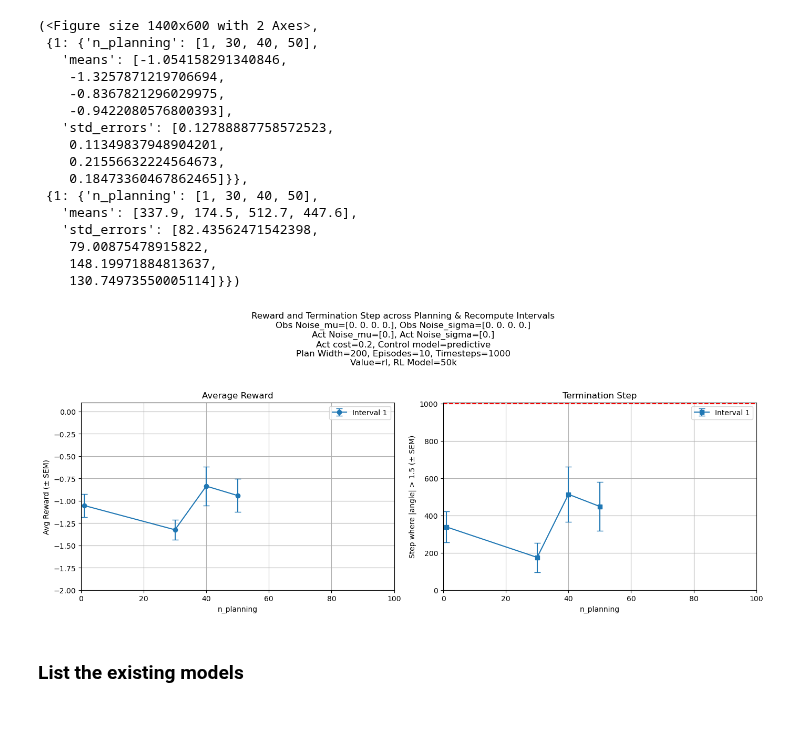
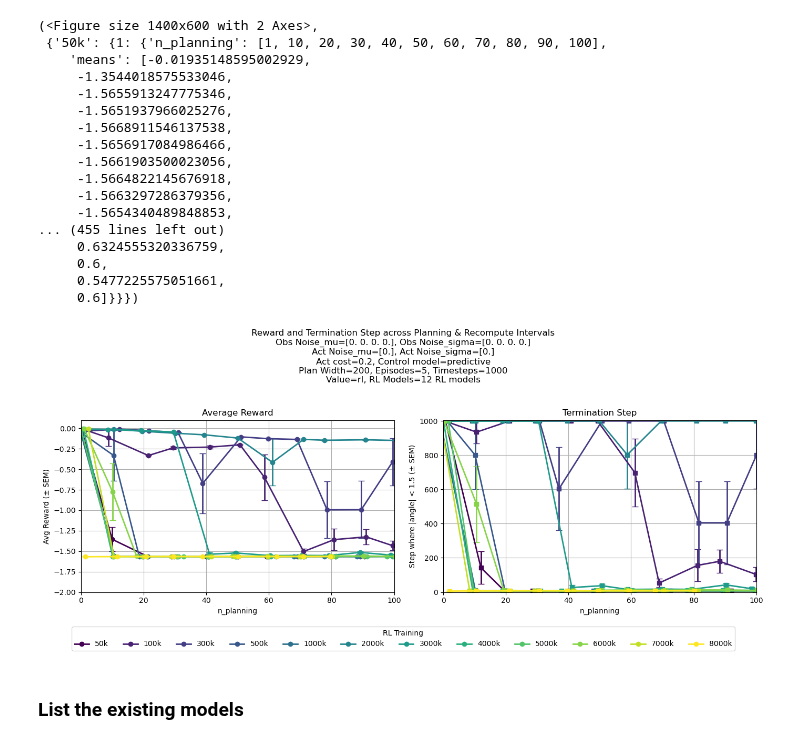
Before and after one commit to jtbuch/mpc_dojo, a Jupyter notebook: cartpole/notebooks/MujocoCartpoleSimulations.ipynb, the cells around one changed output. Saved outputs shown, nothing was run; the diff lists cells and outputs as text; code cells hidden in the pictures; blank space fills up the shorter version.

```diff
--- a/cartpole/notebooks/MujocoCartpoleSimulations.ipynb
+++ b/cartpole/notebooks/MujocoCartpoleSimulations.ipynb
@@ -88,6 +88,6 @@ plt.show()
 # %%
 # Define configuration
-obs_noise = float(0.4)
+obs_noise = float(0.0)
 obs_mu = float(0.0)
 
 plot_config = {
@@ -96,7 +96,7 @@ plot_config = {
     'obs_noise_sigma': np.array([obs_noise, obs_noise, obs_noise*0.1, obs_noise*0.1]),
     'act_noise_mu': np.array([0.0]),
     'act_noise_sigma': np.array([0.0]),
-    'rl_models': ['50k', '1000k', '2000k'],  # Changed from 'rl_model' to 'rl_models' and removed np.array()
+    'rl_models': ['50k', '100k', '300k','500k','1000k','2000k','3000k','4000k','5000k','6000k','7000k','8000k'],  # Changed from 'rl_model' to 'rl_models' and removed np.array()
     'value': 'rl',
     'control_model': 'predictive',
 }
@@ -123,20 +123,21 @@ Plot saved to ../results/simulation_plot_20250717-111718.png
 (<Figure size 1400x600 with 2 Axes>,
- {1: {'n_planning': [1, 30, 40, 50],
-   'means': [-1.054158291340846,
-    -1.3257871219706694,
-    -0.8367821296029975,
-    -0.9422080576800393],
-   'std_errors': [0.12788887758572523,
-    0.11349837948904201,
-    0.21556632224564673,
-    0.18473360467862465]}},
- {1: {'n_planning': [1, 30, 40, 50],
-   'means': [337.9, 174.5, 512.7, 447.6],
-   'std_errors': [82.43562471542398,
-    79.00875478915822,
-    148.19971884813637,
-    130.74973550005114]}})
+ {'50k': {1: {'n_planning': [1, 10, 20, 30, 40, 50, 60, 70, 80, 90, 100],
+    'means': [-0.01935148595002929,
+     -1.3544018575533046,
+     -1.5655913247775346,
+     -1.5651937966025276,
+     -1.5668911546137538,
+     -1.5656917084986466,
+     -1.5661903500023056,
+     -1.5664822145676918,
+     -1.5663297286379356,
+     -1.5654340489848853,
+... (455 lines left out)
+     0.6324555320336759,
+     0.6,
+     0.5477225575051661,
+     0.6]}}})
-[figure, old version]
+[figure, new version]
 # %% [markdown]
 ### List the existing models
 # %%
```
Also changed, not shown: parts of 2 cells of this notebook.
